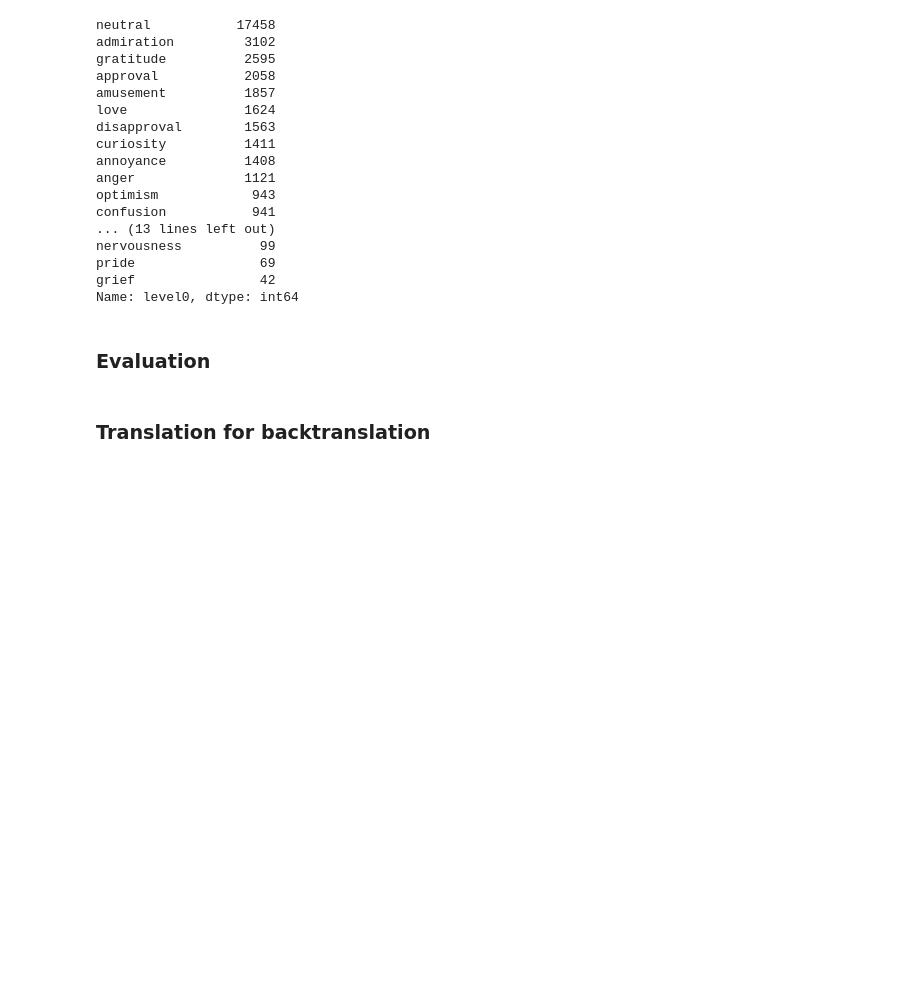
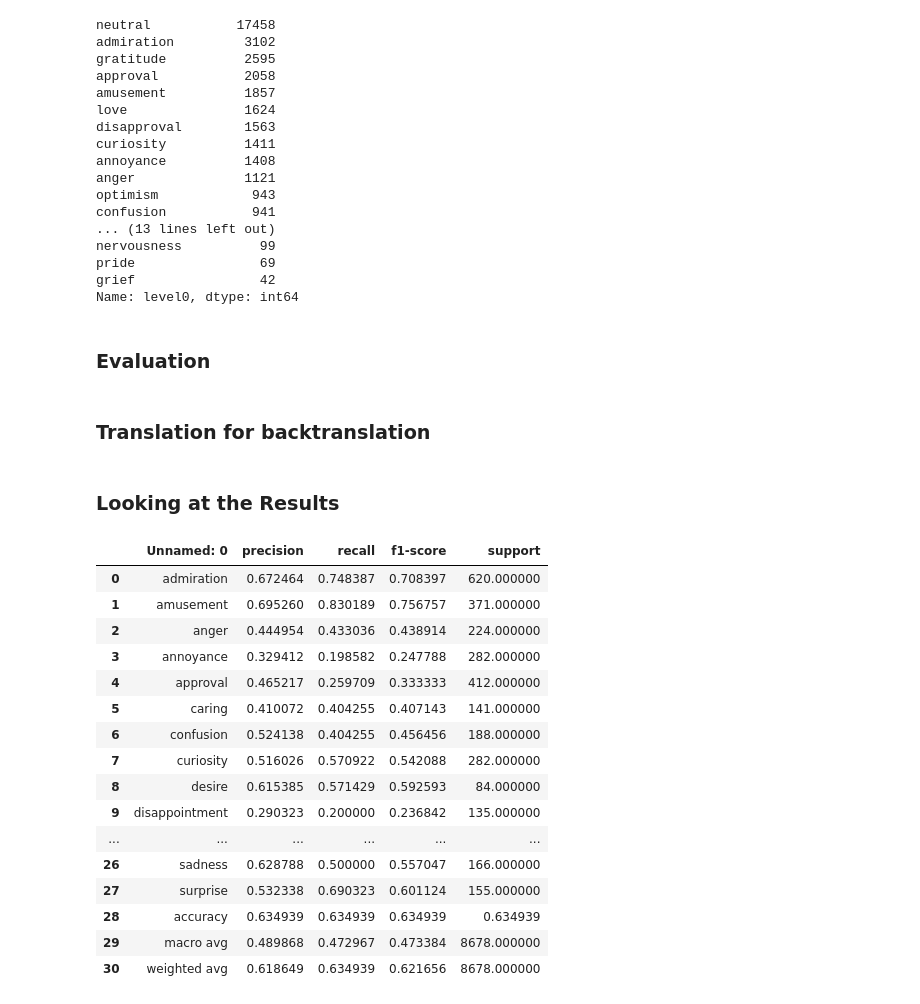
Before and after one commit to ralf-koenig/cer23_emo, a Jupyter notebook: notebooks/karo.ipynb, the cells around one changed output. Drawn from its saved outputs; the diff is of its cells as text; code cells hidden in the pictures; blank space fills up the shorter version.

```diff
--- a/notebooks/karo.ipynb
+++ b/notebooks/karo.ipynb
@@ -639,3 +639,26 @@ grief_ru = bracktranslate_emo(distinct_df['level0'] == 'grief', language_short[5
 grief_it = bracktranslate_emo(distinct_df['level0'] == 'grief', language_short[6], src_model_name[6], tgt_model_name[6])
 grief_nl = bracktranslate_emo(distinct_df['level0'] == 'grief', language_short[7], src_model_name[7], tgt_model_name[7])
 grief_fi = bracktranslate_emo(distinct_df['level0'] == 'grief', language_short[8], src_model_name[8], tgt_model_name[8])
+# %% [markdown]
+### Looking at the Results
+# %%
+level0_report = pd.read_csv("../results/bert_base_cased/model_level0_report.csv")
+level0_report
+# %% [output]
+|  | Unnamed: 0 | precision | recall | f1-score | support |
+| 0 | admiration | 0.672464 | 0.748387 | 0.708397 | 620.000000 |
+| 1 | amusement | 0.695260 | 0.830189 | 0.756757 | 371.000000 |
+| 2 | anger | 0.444954 | 0.433036 | 0.438914 | 224.000000 |
+| 3 | annoyance | 0.329412 | 0.198582 | 0.247788 | 282.000000 |
+| 4 | approval | 0.465217 | 0.259709 | 0.333333 | 412.000000 |
+| 5 | caring | 0.410072 | 0.404255 | 0.407143 | 141.000000 |
+| 6 | confusion | 0.524138 | 0.404255 | 0.456456 | 188.000000 |
+| 7 | curiosity | 0.516026 | 0.570922 | 0.542088 | 282.000000 |
+| 8 | desire | 0.615385 | 0.571429 | 0.592593 | 84.000000 |
+| 9 | disappointment | 0.290323 | 0.200000 | 0.236842 | 135.000000 |
+| ... | ... | ... | ... | ... | ... |
+| 26 | sadness | 0.628788 | 0.500000 | 0.557047 | 166.000000 |
+| 27 | surprise | 0.532338 | 0.690323 | 0.601124 | 155.000000 |
+| 28 | accuracy | 0.634939 | 0.634939 | 0.634939 | 0.634939 |
+| 29 | macro avg | 0.489868 | 0.472967 | 0.473384 | 8678.000000 |
+| 30 | weighted avg | 0.618649 | 0.634939 | 0.621656 | 8678.000000 |
```
